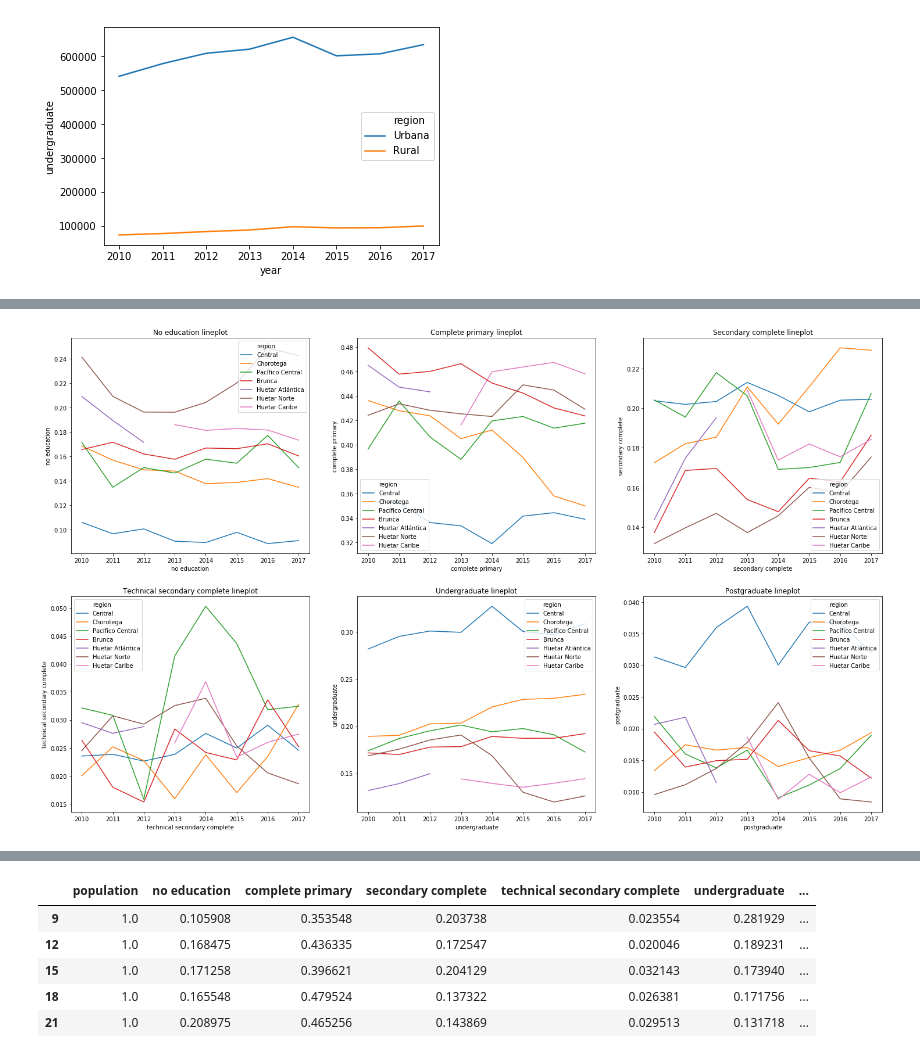
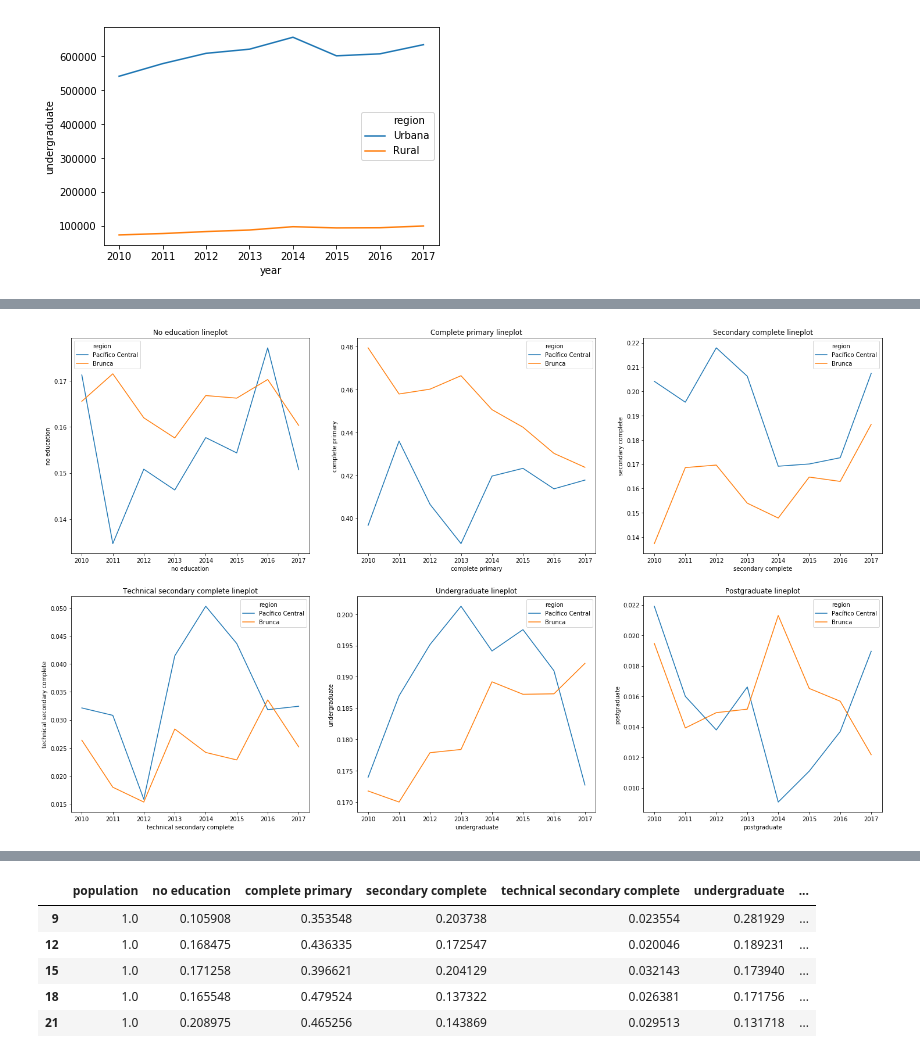
Before and after one commit to zhaomh1998/ece143, a Jupyter notebook: Household_characteristics.ipynb, the cells around one changed output, grey strips where cells are left out. Drawn from its saved outputs; the diff is of its cells as text; code cells hidden in the pictures.

```diff
--- a/Household_characteristics.ipynb
+++ b/Household_characteristics.ipynb
@@ -170,7 +201,7 @@ cho_change
 # %%
-plt.figure(figsize = (25, 20))
-for i, col in enumerate(['Quintil 1','Quintil 2','Quintil 3','Quintil 4','Quintil 5']):
-    ax = plt.subplot(2, 3, i + 1)
+plt.figure(figsize = (10, 5))
+for i, col in enumerate(['Quintil 1','Quintil 5']):
+    ax = plt.subplot(1, 2, i + 1)
     sns.lineplot(x="year", y=col, hue="region" ,data = average_income_household)
     plt.title('%s lineplot'%(col.capitalize()))
     plt.xlabel('%s'%col)
@@ -285,14 +296,15 @@ sns.lineplot(x="year", y="undergraduate", hue="region" ,data = total_region)
 # %%
-aa = total[total.region.isin(['Brunca','Central','Chorotega','Huetar Atlántica','Huetar Caribe','Huetar Norte','Pacífico Central'])]
+aa = total[total.region.isin(['Brunca','Pacífico Central'])]
+# aa = total[total.region.isin(['Brunca','Central','Chorotega','Huetar Atlántica','Huetar Caribe','Huetar Norte','Pacífico Central'])]
 qq = aa[['population','no education','complete primary','secondary complete','technical secondary complete','undergraduate','postgraduate']]
 qq = qq.divide(qq['population'],axis=0)
 qq.insert(0,'region',aa['region'])
 qq.insert(0,'year',aa['year'])
 plt.figure(figsize = (25, 15))
 for i, col in enumerate(['no education','complete primary','secondary complete','technical secondary complete','undergraduate','postgraduate']):
     ax = plt.subplot(2, 3, i+1)
     sns.lineplot(x="year", y=col, hue="region" ,data = qq)
     plt.title('%s lineplot'%(col.capitalize()))
     plt.xlabel('%s'%col)
 # %% [output]
-[figure, old version]
+[figure, new version]
```
Also changed, not shown: parts of 13 cells of this notebook, 1 other file.
